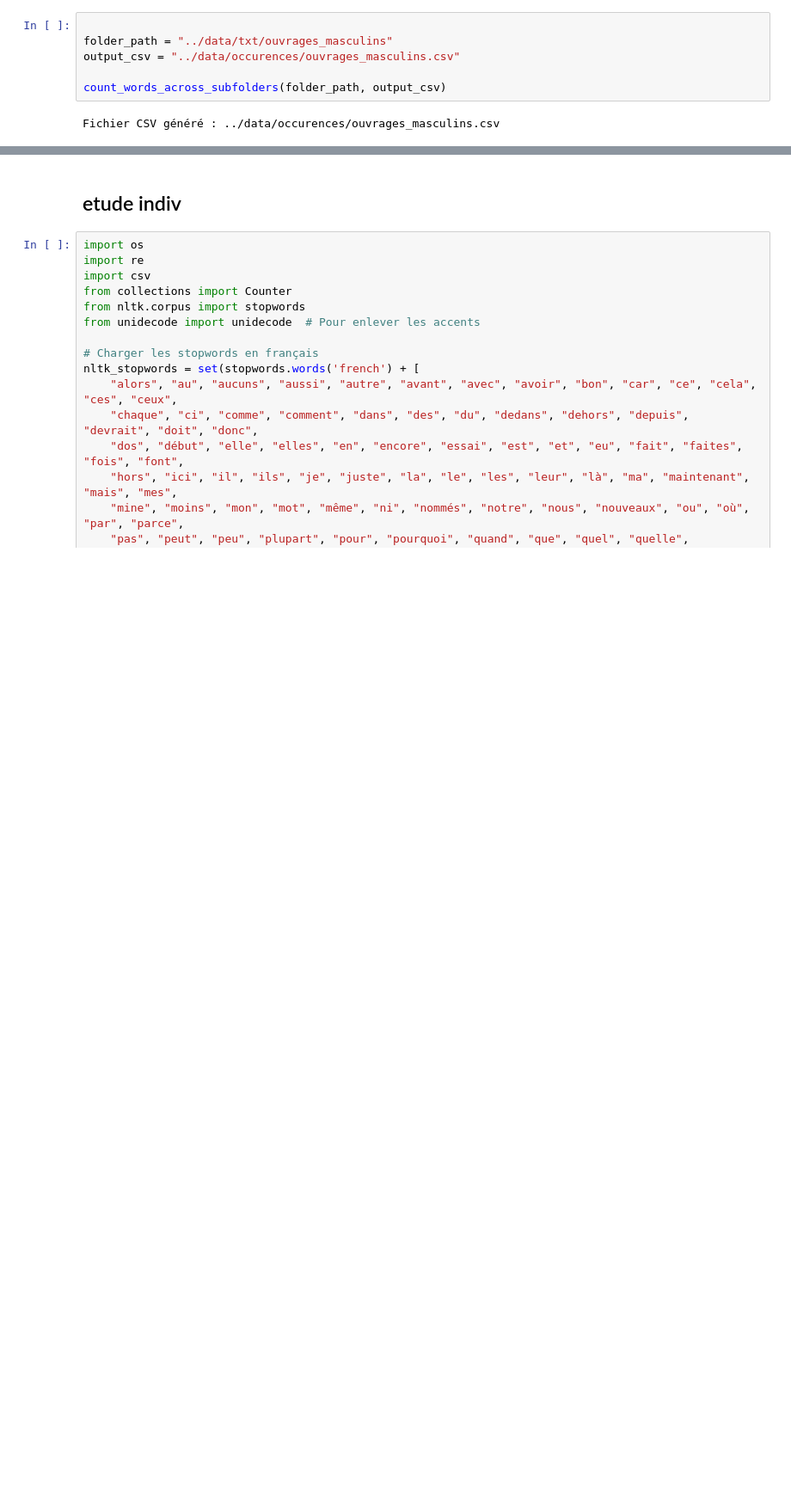
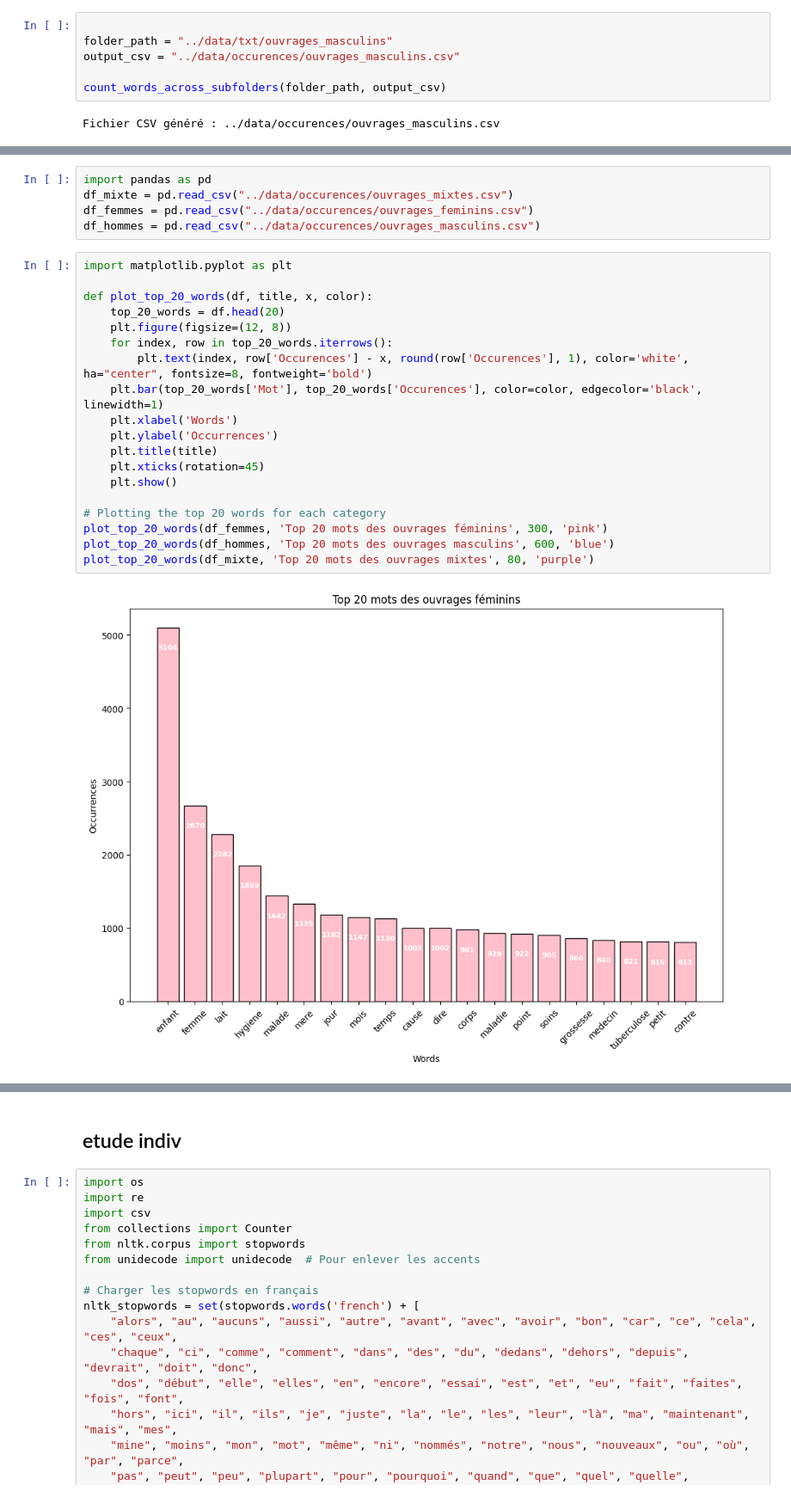
Before and after one commit to AlexleLion/semester_project, a Jupyter notebook: notebooks/occurences.ipynb, the cells around one changed output, grey strips where cells are left out. Shown at 86% size. Cells and saved outputs as stored; diff of their text form; blank space fills up the shorter version.

```diff
--- a/notebooks/occurences.ipynb
+++ b/notebooks/occurences.ipynb
@@ -264,0 +256,26 @@ plot_top_words(df_hommes.head(20), 'Top 20 Words in Masculine Works')
+# %%
+import pandas as pd
+df_mixte = pd.read_csv("../data/occurences/ouvrages_mixtes.csv")
+df_femmes = pd.read_csv("../data/occurences/ouvrages_feminins.csv")
+df_hommes = pd.read_csv("../data/occurences/ouvrages_masculins.csv")
+# %%
+import matplotlib.pyplot as plt
+
+def plot_top_20_words(df, title, x, color):
+    top_20_words = df.head(20)
+    plt.figure(figsize=(12, 8))
+    for index, row in top_20_words.iterrows():
+        plt.text(index, row['Occurences'] - x, round(row['Occurences'], 1), color='white', ha="center", fontsize=8, fontweight='bold')
+    plt.bar(top_20_words['Mot'], top_20_words['Occurences'], color=color, edgecolor='black', linewidth=1)
+    plt.xlabel('Words')
+    plt.ylabel('Occurrences')
+    plt.title(title)
+    plt.xticks(rotation=45)
+    plt.show()
+
+# Plotting the top 20 words for each category
+plot_top_20_words(df_femmes, 'Top 20 mots des ouvrages féminins', 300, 'pink')
+plot_top_20_words(df_hommes, 'Top 20 mots des ouvrages masculins', 600, 'blue')
+plot_top_20_words(df_mixte, 'Top 20 mots des ouvrages mixtes', 80, 'purple')
+# %% [output]
+[figure, added]
```
Also changed, not shown: parts of 3 cells of this notebook, 18 other files.
